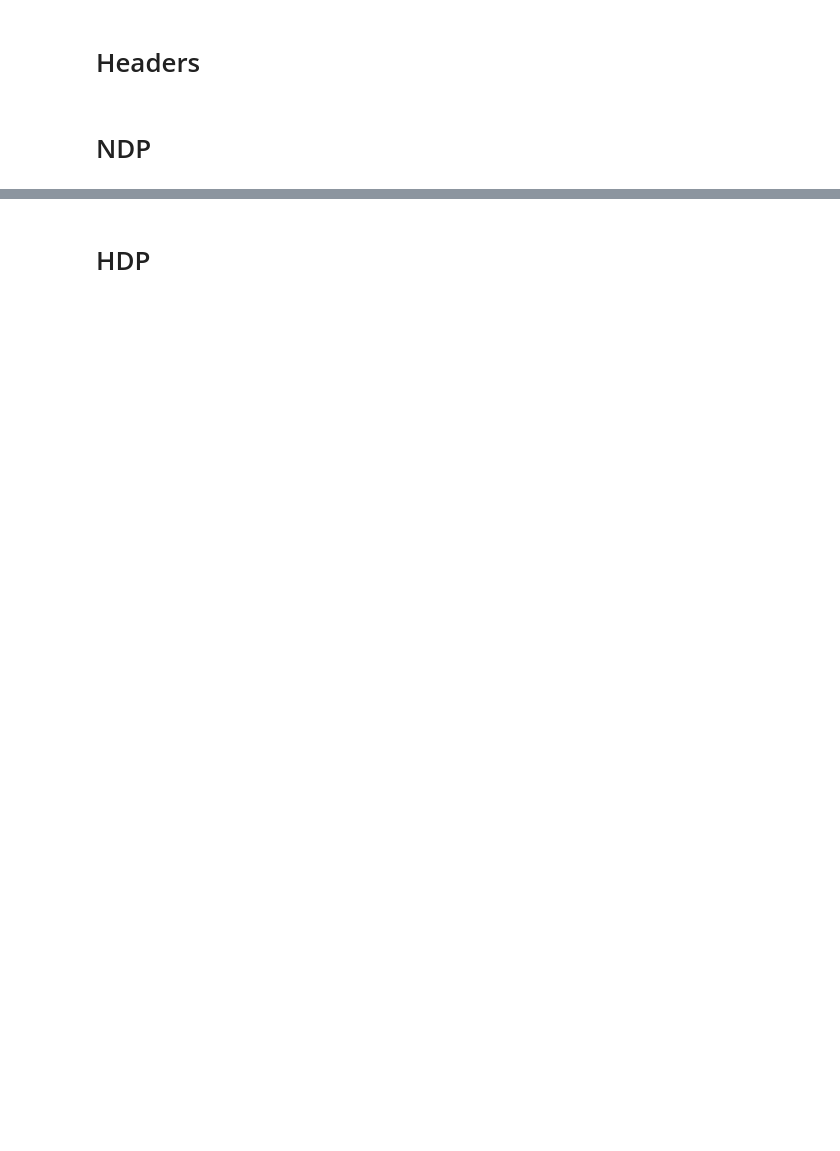
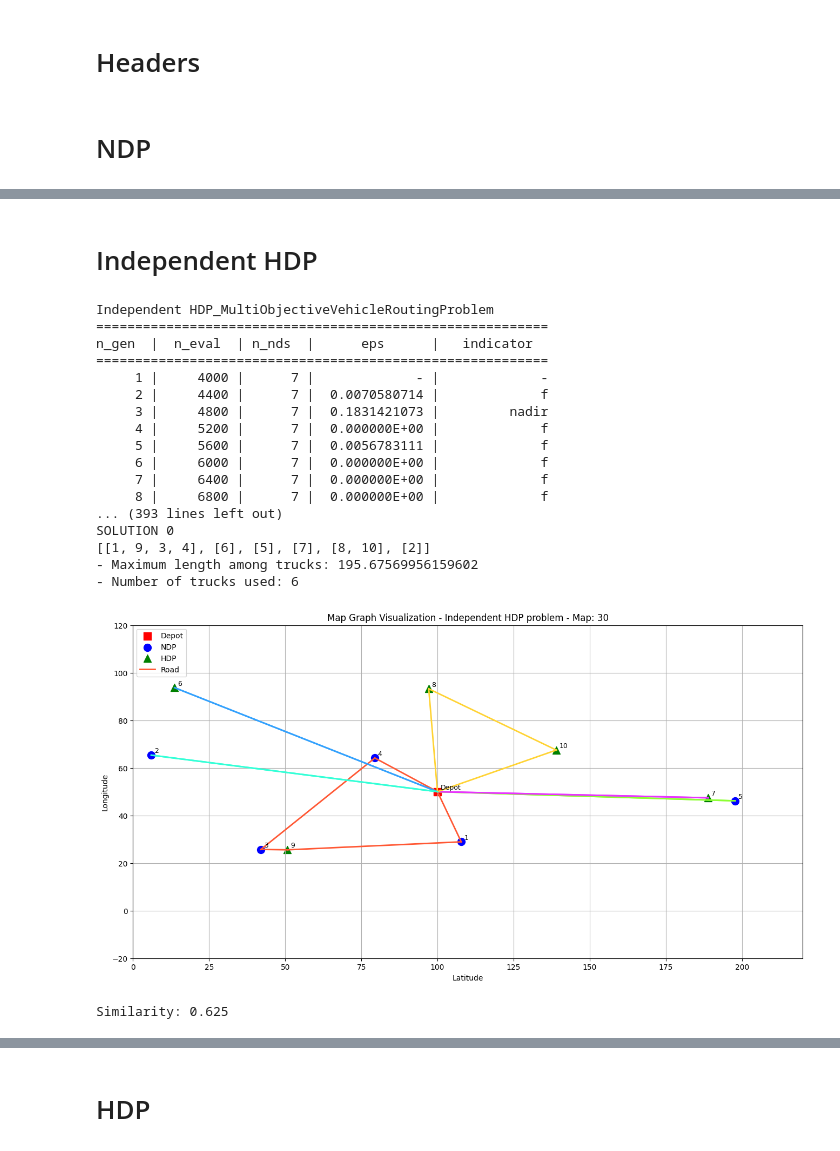
Before and after one commit to ducnguyen1014/DM-A, a Jupyter notebook: multi-objective_vehicle_routing_problem/duc_visualization.ipynb, the cells around one changed output, grey strips where cells are left out. Cells and saved outputs as stored; diff of their text form; code cells hidden in the pictures; blank space fills up the shorter version.

```diff
--- a/multi-objective_vehicle_routing_problem/duc_visualization.ipynb
+++ b/multi-objective_vehicle_routing_problem/duc_visualization.ipynb
@@ -84,0 +74,61 @@ len(ndp_solution_handler.get_best_decoded_solutions())
+# %% [markdown]
+# Independent HDP
+# %%
+"""
+HDP problem without solution from NDP (independent HDP problem)
+"""
+ind_hdp_problem = HDP_MultiObjectiveVehicleRoutingProblem(
+    ndp_customer_list=ndp_problem.get_ndp_customer_list(),
+    number_of_hdp_customer=NUMBER_OF_HDP_CUSTOMER,
+    range_of_hdp_customer=RANGE_OF_HDP_CUSTOMER,
+)
+
+# ind_hdp_problem.visualize()
+
+ind_hdp_algorithm = NSGA2(
+    pop_size=4000,
+    n_offsprings=400,
+    sampling=CustomRandomSampling(NUMBER_OF_HDP_CUSTOMER),
+    crossover=SBX(prob=0.9, eta=15),
+    mutation=PM(eta=20),
+    eliminate_duplicates=True,
+)
+
+# Run the optimization
+ind_hdp_res = minimize(
+    ind_hdp_problem, ind_hdp_algorithm, ("n_gen", 400), verbose=True
+)
+
+# Create solution handler
+ind_hdp_solution_handler = SolutionHandler(ind_hdp_problem.get_map_graph())
+ind_hdp_solution_handler.set_result(ind_hdp_res)
+ind_hdp_solution_handler.print_best_decoded_solutions(1)
+
+ind_hdp_solution_handler.visualize_solution("Independent HDP problem")
+
+ind_hdp_solution_handler.print_similarity(
+    encoded_hdp_solution=ind_hdp_solution_handler.get_best_encoded_solutions(1)[
+        0
+    ],
+    encoded_ndp_solution_list=ndp_solution_handler.get_best_encoded_solutions(),
+)
+# %% [output]
+Independent HDP_MultiObjectiveVehicleRoutingProblem
+==========================================================
+n_gen  |  n_eval  | n_nds  |      eps      |   indicator
+==========================================================
+     1 |     4000 |      7 |             - |             -
+     2 |     4400 |      7 |  0.0070580714 |             f
+     3 |     4800 |      7 |  0.1831421073 |         nadir
+     4 |     5200 |      7 |  0.000000E+00 |             f
+     5 |     5600 |      7 |  0.0056783111 |             f
+     6 |     6000 |      7 |  0.000000E+00 |             f
+     7 |     6400 |      7 |  0.000000E+00 |             f
+     8 |     6800 |      7 |  0.000000E+00 |             f
+... (393 lines left out)
+SOLUTION 0
+[[1, 9, 3, 4], [6], [5], [7], [8, 10], [2]]
+- Maximum length among trucks: 195.67569956159602
+- Number of trucks used: 6
+[figure, added]
+Similarity: 0.625
```
Also changed, not shown: parts of 7 cells of this notebook.
